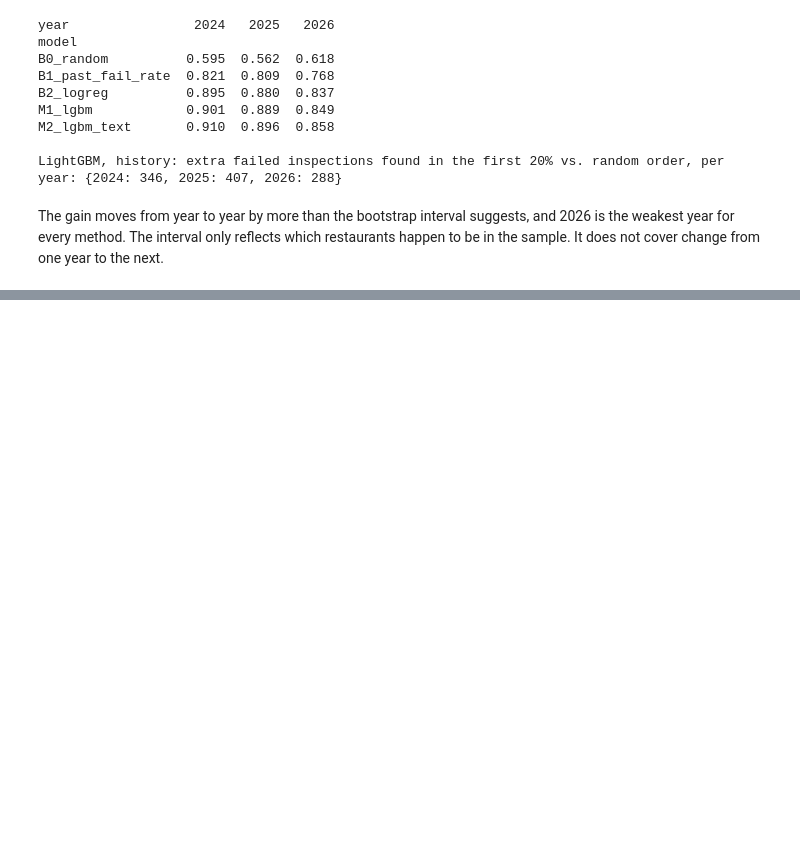
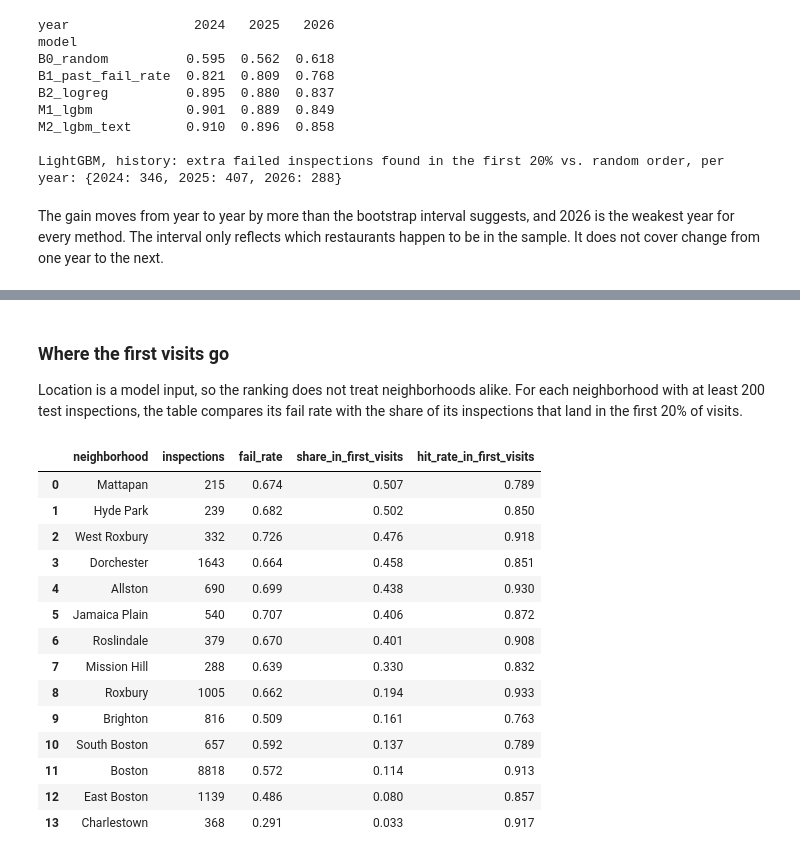
Before and after one commit to nh13120/boston-restaurant-inspection-risk, a Jupyter notebook: notebooks/04_results.ipynb, the cells around one changed output, grey strips where cells are left out. Saved outputs shown, nothing was run; the diff lists cells and outputs as text; code cells hidden in the pictures; blank space fills up the shorter version.

```diff
--- a/notebooks/04_results.ipynb
+++ b/notebooks/04_results.ipynb
@@ -367,0 +359,24 @@ priority list: 3,320 active restaurants; 157 already due a re-inspection are lef
+# %% [markdown]
+### Where the first visits go
+
+Location is a model input, so the ranking does not treat neighborhoods alike. For each neighborhood with at least 200 test inspections, the table compares its fail rate with the share of its inspections that land in the first 20% of visits.
+# %%
+neighborhoods = I.neighborhood_table(test["neighborhood"], y_test, test_scores[FINAL])
+neighborhoods.to_csv("../results/neighborhood_table.csv", index=False)
+neighborhoods.round(3)
+# %% [output]
+|  | neighborhood | inspections | fail_rate | share_in_first_visits | hit_rate_in_first_visits |
+| 0 | Mattapan | 215 | 0.674 | 0.507 | 0.789 |
+| 1 | Hyde Park | 239 | 0.682 | 0.502 | 0.850 |
+| 2 | West Roxbury | 332 | 0.726 | 0.476 | 0.918 |
+| 3 | Dorchester | 1643 | 0.664 | 0.458 | 0.851 |
+| 4 | Allston | 690 | 0.699 | 0.438 | 0.930 |
+| 5 | Jamaica Plain | 540 | 0.707 | 0.406 | 0.872 |
+| 6 | Roslindale | 379 | 0.670 | 0.401 | 0.908 |
+| 7 | Mission Hill | 288 | 0.639 | 0.330 | 0.832 |
+| 8 | Roxbury | 1005 | 0.662 | 0.194 | 0.933 |
+| 9 | Brighton | 816 | 0.509 | 0.161 | 0.763 |
+| 10 | South Boston | 657 | 0.592 | 0.137 | 0.789 |
+| 11 | Boston | 8818 | 0.572 | 0.114 | 0.913 |
+| 12 | East Boston | 1139 | 0.486 | 0.080 | 0.857 |
+| 13 | Charlestown | 368 | 0.291 | 0.033 | 0.917 |
```
Also changed, not shown: parts of 22 cells of this notebook, 19 other files.
